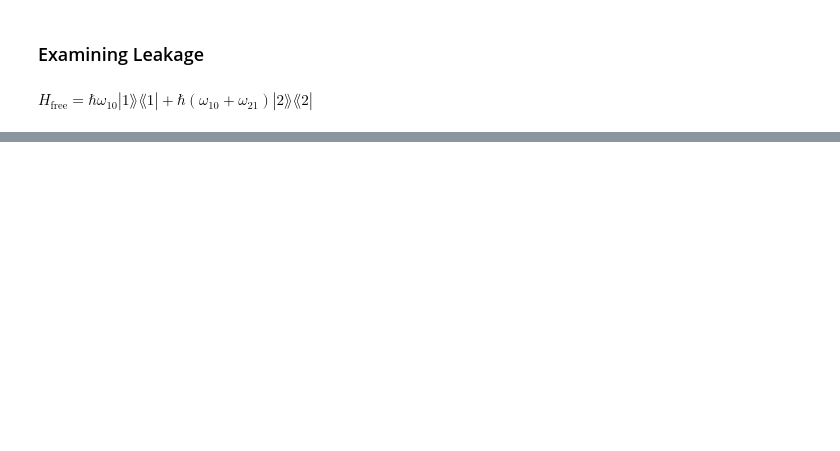
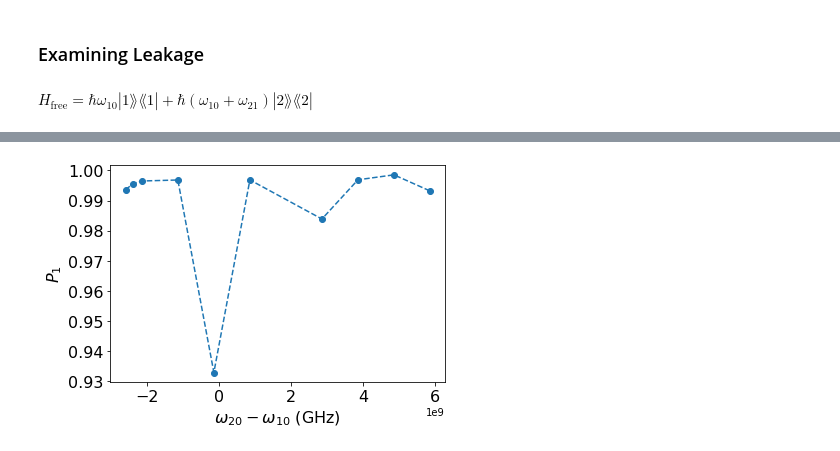
Before and after one commit to LeonG69/MRes, a Jupyter notebook: Digital_fluxonium_control.ipynb, the cells around one changed output, grey strips where cells are left out. Cells and saved outputs as stored; diff of their text form; code cells hidden in the pictures; blank space fills up the shorter version.

```diff
--- a/Digital_fluxonium_control.ipynb
+++ b/Digital_fluxonium_control.ipynb
@@ -351,0 +507,11 @@ Quantum object: dims = [[3], [1]], shape = (3, 1), type = ket\begin{equation*}\l
+# %%
+def csv_reader(filename):
+    with open(filename, 'r') as csvfile:
+        reader = csv.reader(csvfile)
+        data = list(reader)
+    return data
+
+data = csv_reader('data.csv')
+
+print(data[:5])
+print(str(5.5e8/1e8))
@@ -351,0 +660,11 @@ Quantum object: dims = [[3], [1]], shape = (3, 1), type = ket\begin{equation*}\l
+# %%
+anharm = [(omega_20_test[i]-omega_10) for i in range(len(omega_20_test))]
+plt.plot(anharm,P1,'o--')
+plt.xlabel(r'$\omega_{20}-\omega_{10}$ (GHz)',fontsize = 16)
+plt.ylabel(r'$P_1$',fontsize=16)
+plt.xticks(fontsize = 16)
+plt.yticks(fontsize = 16)
+plt.savefig('anharm_vs_omega_20_0p5_9GHz.png', dpi = 300, bbox_inches = 'tight')
+plt.show()
+# %% [output]
+[figure, added]
```
Also changed, not shown: parts of 26 cells of this notebook.
